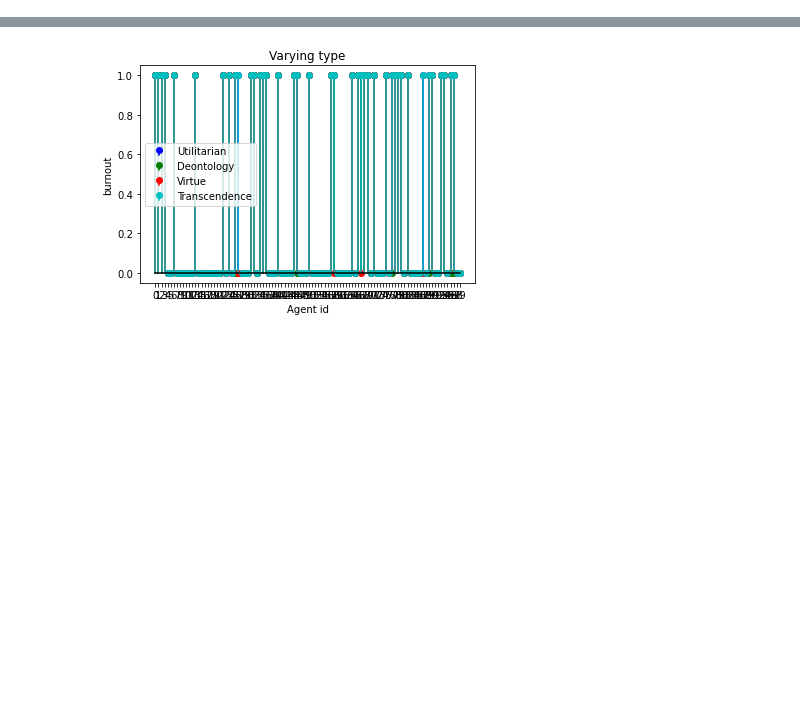
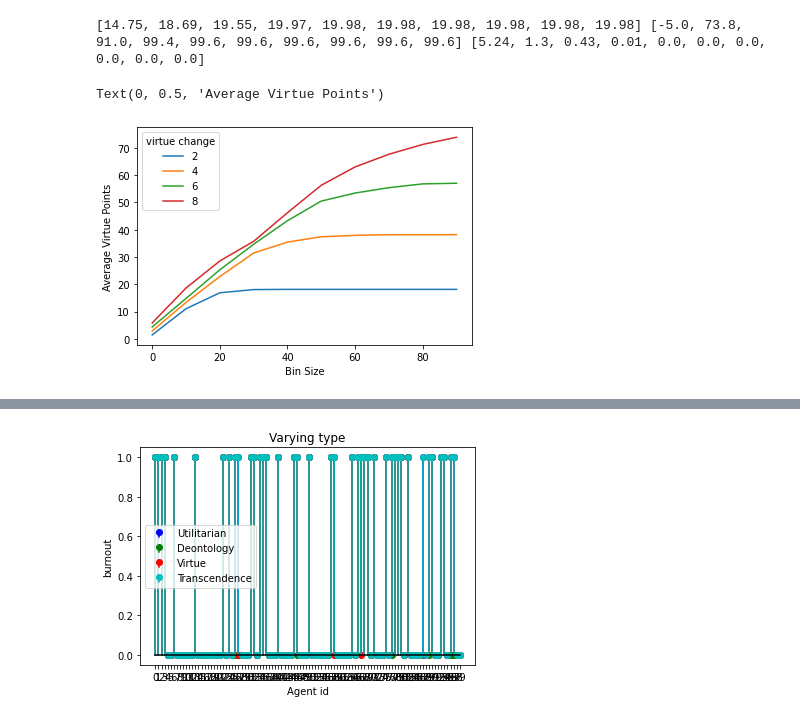
Before and after one commit to WSL-IIITB/SPECTRA, a Jupyter notebook: simulateNetworkParameters.ipynb, the cells around one changed output, grey strips where cells are left out. Drawn from its saved outputs; the diff is of its cells as text; code cells hidden in the pictures; blank space fills up the shorter version.

```diff
--- a/simulateNetworkParameters.ipynb
+++ b/simulateNetworkParameters.ipynb
@@ -65,0 +141,13 @@ plt.plot(attrRange[1:], resilienceVal[1:])
+# %%
+y_cost = [np.mean(i.getNetworkProp("cost")) for i in outcomeNetwork.values()]
+y_utility = [np.mean(i.getNetworkProp("utility")) for i in outcomeNetwork.values()]
+y_burnouts = [np.mean(i.getNetworkProp("burnout")) for i in outcomeNetwork.values()]
+print(y_cost, y_utility, y_burnouts)
+# %% [output]
+[14.75, 18.69, 19.55, 19.97, 19.98, 19.98, 19.98, 19.98, 19.98, 19.98] [-5.0, 73.8, 91.0, 99.4, 99.6, 99.6, 99.6, 99.6, 99.6, 99.6] [5.24, 1.3, 0.43, 0.01, 0.0, 0.0, 0.0, 0.0, 0.0, 0.0]
+# %%
+x2_binsize = [0, 10, 20, 30, 40, 50, 60, 70, 80, 90]
+y2_vp = [1.46, 11.06, 16.9, 18.08, 18.16, 18.16, 18.16, 18.16, 18.16, 18.16]
+y4_vp = [2.92, 13.36, 22.84, 31.48, 35.48, 37.44, 37.96, 38.2, 38.2, 38.2]
+y6_vp = [4.38, 14.82, 25.32, 34.68, 43.32, 50.52, 53.46, 55.44, 56.82, 57.06]
+y8_vp = [5.84, 18.64, 28.56, 35.76, 46.24, 56.32, 63.04, 67.68, 71.28, 73.92]
@@ -65,0 +169,12 @@ plt.plot(attrRange[1:], resilienceVal[1:])
+# %%
+line1, =plt.plot(x2_binsize,y2_vp)
+line2, =plt.plot(x2_binsize,y4_vp)
+line3, =plt.plot(x2_binsize,y6_vp)
+line4, =plt.plot(x2_binsize,y8_vp)
+plt.legend([line1,line2,line3,line4],[2,4,6,8],title="virtue change")
+# plt.axhline(y=18.16, color="red")
+plt.xlabel("Bin Size")
+plt.ylabel("Average Virtue Points")
+# %% [output]
+Text(0, 0.5, 'Average Virtue Points')
+[figure, added]
```
Also changed, not shown: parts of 26 cells of this notebook, 38 other files.
